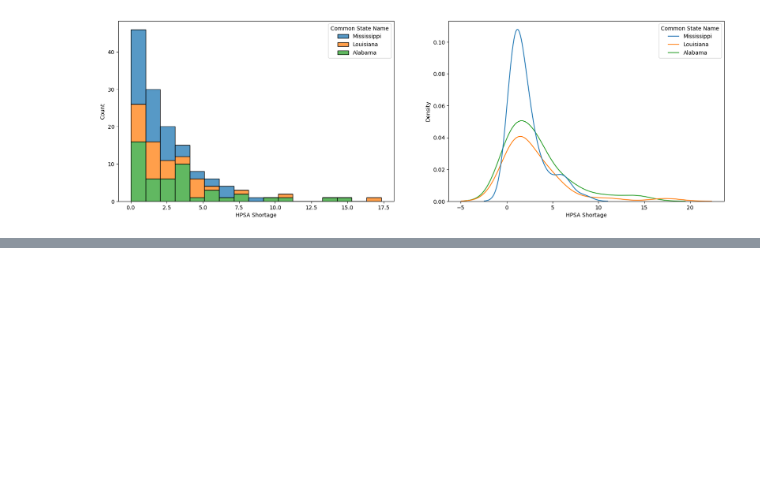
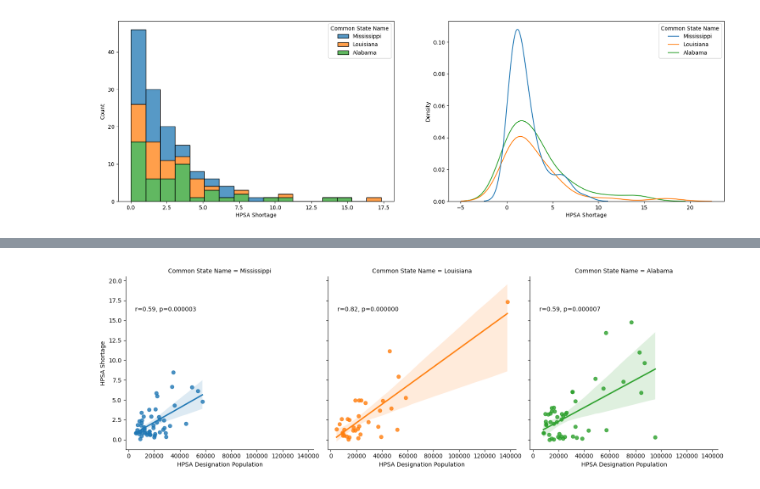
Before and after one commit to valeriemagalong/Healthcare-Shortages, a Jupyter notebook: ms_la_al_eda.ipynb, the cells around one changed output, grey strips where cells are left out. Saved outputs shown, nothing was run; the diff lists cells and outputs as text; code cells hidden in the pictures; blank space fills up the shorter version.

```diff
--- a/ms_la_al_eda.ipynb
+++ b/ms_la_al_eda.ipynb
@@ -82,0 +152,18 @@ plt.show()
+# %%
+# Define a function annotate that gets the current plot in the grid and annotates the pearson r and p-value onto the plot
+def annotate(data, x, y, **kws):
+    bool_mask = (data[x].notna()) & (data[y].notna())
+    r, p = sp.stats.pearsonr(data.loc[bool_mask, x], data.loc[bool_mask, y])
+    ax = plt.gca()
+    ax.text(.05, .8, 'r={:.2f}, p={:.6f}'.format(r, p), transform = ax.transAxes)
+
+# Create scatterplots for each state
+scatter = sns.lmplot(shpsa, x = 'HPSA Designation Population', y = 'HPSA Shortage',
+                     col = 'Common State Name', hue = 'Common State Name')
+
+# Plot the Pearson r values and p values
+scatter.map_dataframe(annotate, x = 'HPSA Designation Population', y = 'HPSA Shortage')
+
+plt.show()
+# %% [output]
+[figure, added]
```
Also changed, not shown: parts of 9 cells of this notebook.
